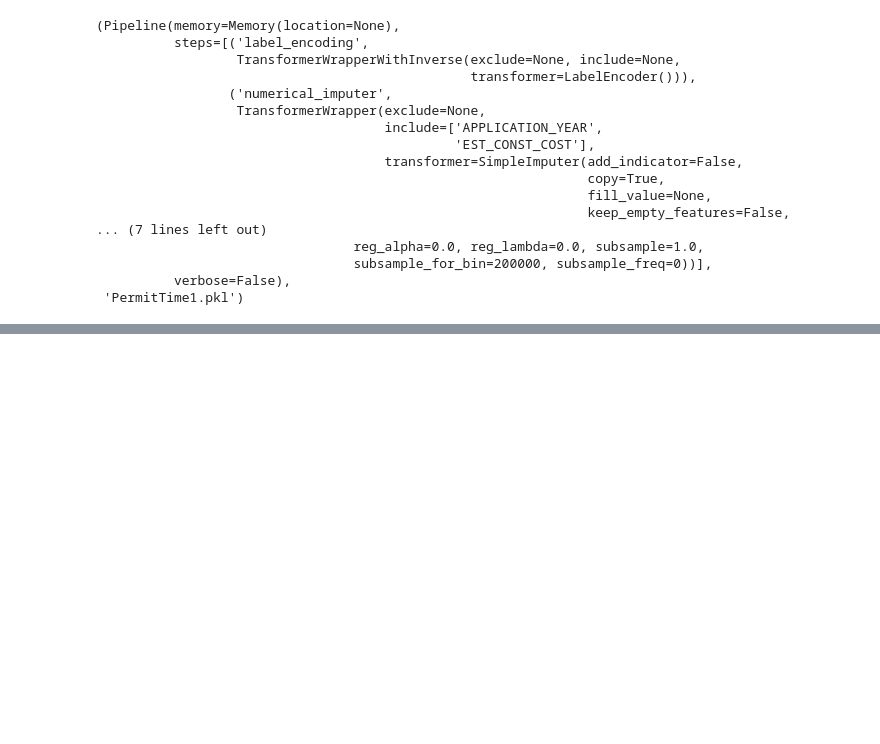
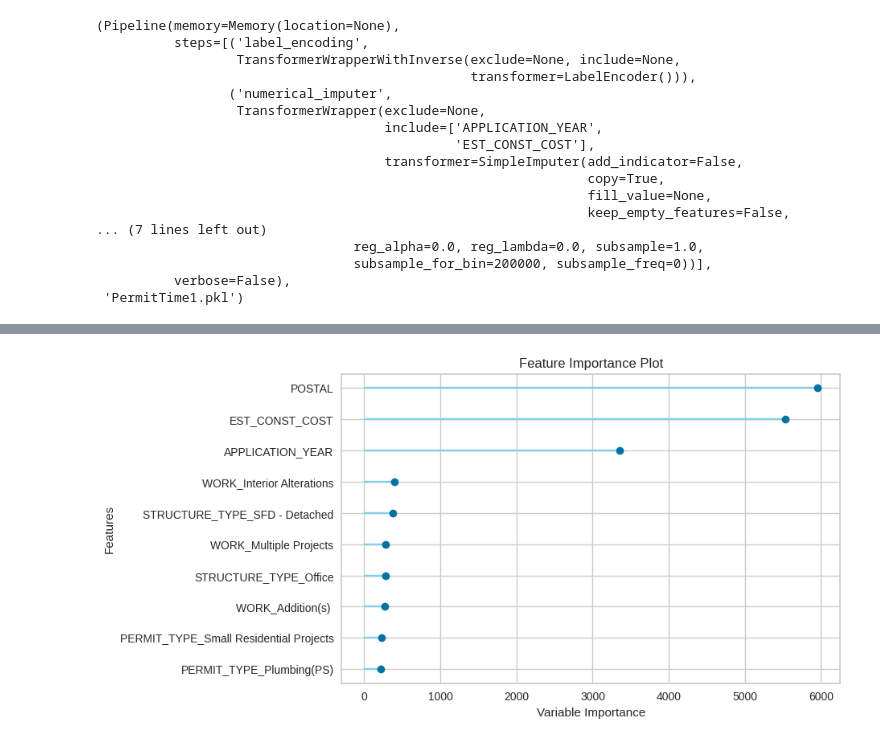
Before and after one commit to ThesanR/TorontoPermitClassification, a Jupyter notebook: PermitClass.ipynb, the cells around one changed output, grey strips where cells are left out. Cells and saved outputs as stored; diff of their text form; code cells hidden in the pictures; blank space fills up the shorter version.

```diff
--- a/PermitClass.ipynb
+++ b/PermitClass.ipynb
@@ -152,3 +197,6 @@ Transformation Pipeline and Model Successfully Saved
                                  subsample_for_bin=200000, subsample_freq=0))],
           verbose=False),
  'PermitTime1.pkl')
+# %%
+plot_model(best, plot = 'feature')
+# %% [output]
@@ -154,0 +204 @@ Transformation Pipeline and Model Successfully Saved
+[figure, added]
```
Also changed, not shown: parts of 7 cells of this notebook.
